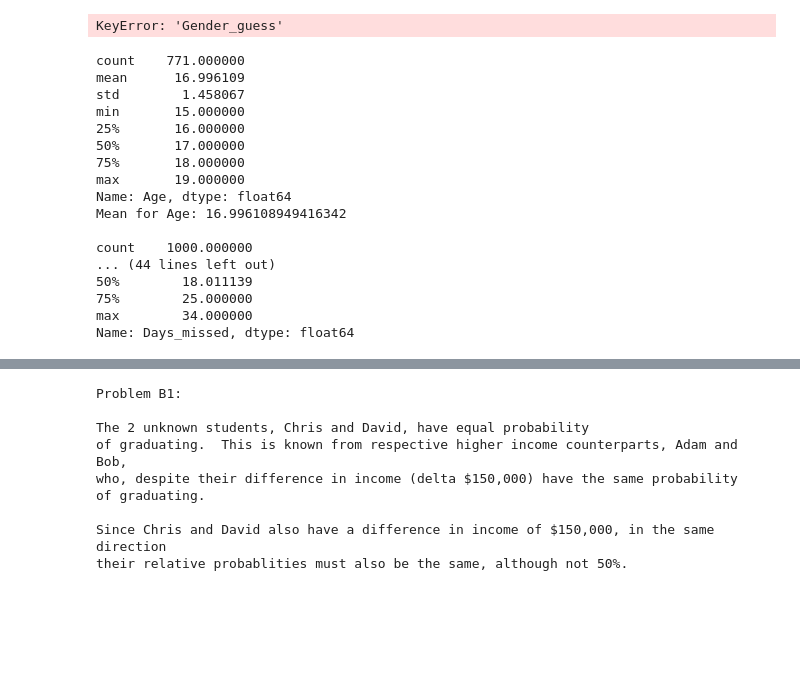
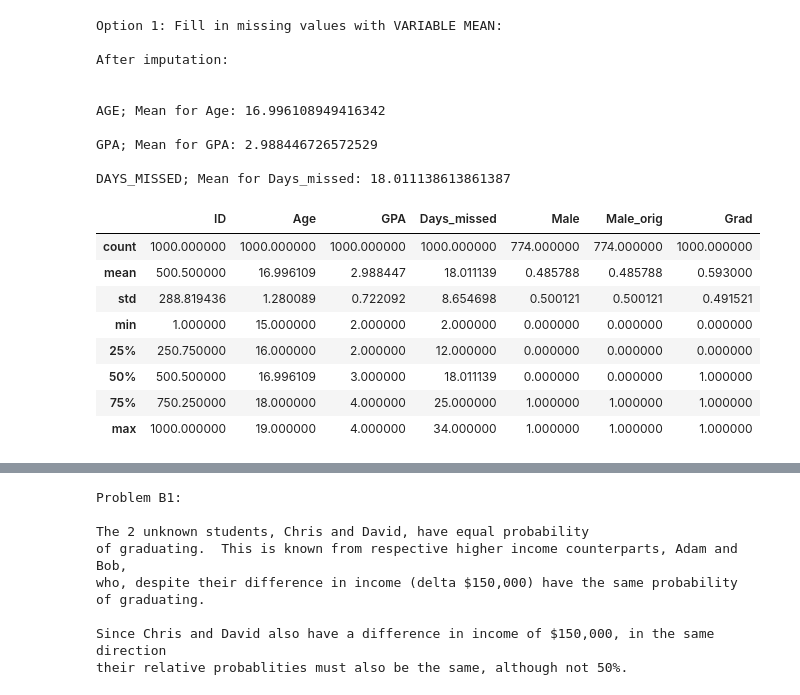
Before and after one commit to rduvoisin/cappml, a Jupyter notebook: pa1/pa1_report.ipynb, the cells around one changed output, grey strips where cells are left out. Drawn from its saved outputs; the diff is of its cells as text; code cells hidden in the pictures; blank space fills up the shorter version.

```diff
--- a/pa1/pa1_report.ipynb
+++ b/pa1/pa1_report.ipynb
@@ -125,4 +179,0 @@ KeyError: ('name', 'occurred at index 2')
-# %%
-student_data['Gender_guess'].head(10)
-# %% [output]
-KeyError: 'Gender_guess'
@@ -129,32 +182,32 @@ KeyError: 'Gender_guess'
 # %%
 # Fill in missing values with the
 # mean of the values for that attribute.
+print("\nOption 1: Fill in missing values with VARIABLE MEAN:")
 student_data_na_byfeaturemean = student_data.copy()
 with_null_data = ['Age', 'GPA', 'Days_missed']
-for feature in with_null_data:
-    print(student_data_na_byfeaturemean[feature].describe())
-    f_mean = student_data_na_byfeaturemean[feature].mean()
-    print('Mean for {}: {}\n'.format(feature, f_mean))
-    student_data_na_byfeaturemean[feature] = student_data_na_byfeaturemean[feature].replace(np.nan, f_mean)
-    print(student_data_na_byfeaturemean[feature].describe())
+print('\nAfter imputation:\n')
+student_data_na_byfeaturemean = impute_var_mean(with_null_data, student_data_na_byfeaturemean)
+student_data_na_byfeaturemean.describe()
 # %% [output]
-count    771.000000
-mean      16.996109
-std        1.458067
-min       15.000000
-25%       16.000000
-50%       17.000000
-75%       18.000000
-max       19.000000
-Name: Age, dtype: float64
-Mean for Age: 16.996108949416342
+Option 1: Fill in missing values with VARIABLE MEAN:
 
-count    1000.000000
-... (44 lines left out)
-50%        18.011139
-75%        25.000000
-max        34.000000
-Name: Days_missed, dtype: float64
+After imputation:
+
+
+AGE; Mean for Age: 16.996108949416342
+
+GPA; Mean for GPA: 2.988446726572529
+
+DAYS_MISSED; Mean for Days_missed: 18.011138613861387
+|  | ID | Age | GPA | Days_missed | Male | Male_orig | Grad |
+| count | 1000.000000 | 1000.000000 | 1000.000000 | 1000.000000 | 774.000000 | 774.000000 | 1000.000000 |
+| mean | 500.500000 | 16.996109 | 2.988447 | 18.011139 | 0.485788 | 0.485788 | 0.593000 |
+| std | 288.819436 | 1.280089 | 0.722092 | 8.654698 | 0.500121 | 0.500121 | 0.491521 |
+| min | 1.000000 | 15.000000 | 2.000000 | 2.000000 | 0.000000 | 0.000000 | 0.000000 |
+| 25% | 250.750000 | 16.000000 | 2.000000 | 12.000000 | 0.000000 | 0.000000 | 0.000000 |
+| 50% | 500.500000 | 16.996109 | 3.000000 | 18.011139 | 0.000000 | 0.000000 | 1.000000 |
+| 75% | 750.250000 | 18.000000 | 4.000000 | 25.000000 | 1.000000 | 1.000000 | 1.000000 |
+| max | 1000.000000 | 19.000000 | 4.000000 | 34.000000 | 1.000000 | 1.000000 | 1.000000 |
 # %%
 # Fill in missing values with a class-conditional mean
 # (where the class is whether they graduated or not).
```
Also changed, not shown: parts of 9 cells of this notebook.
